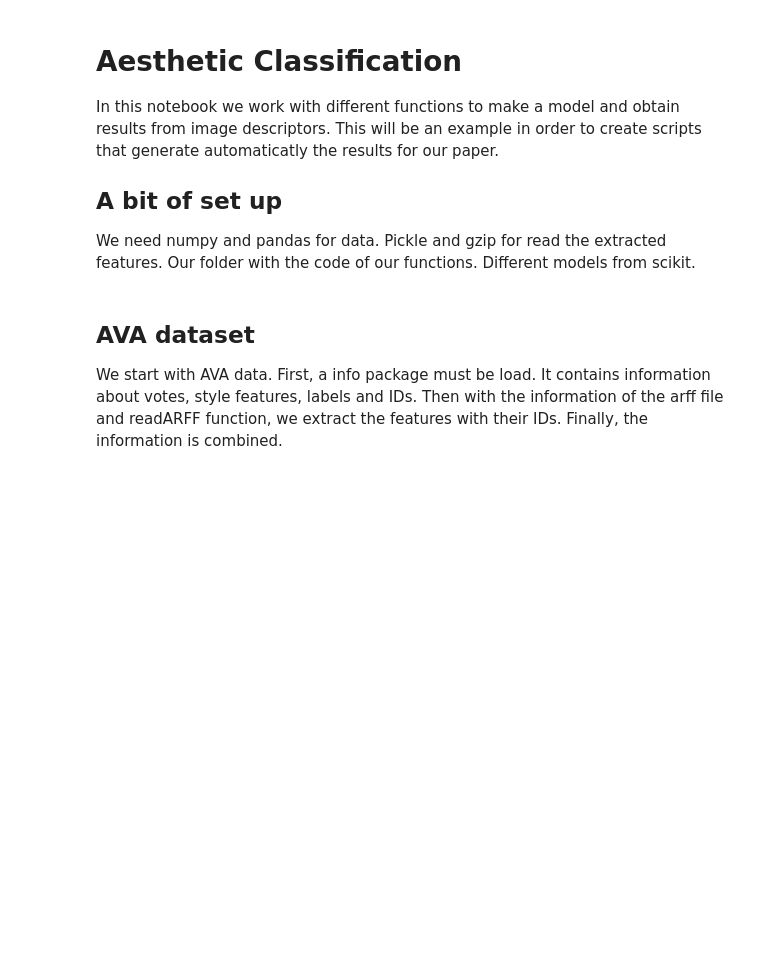
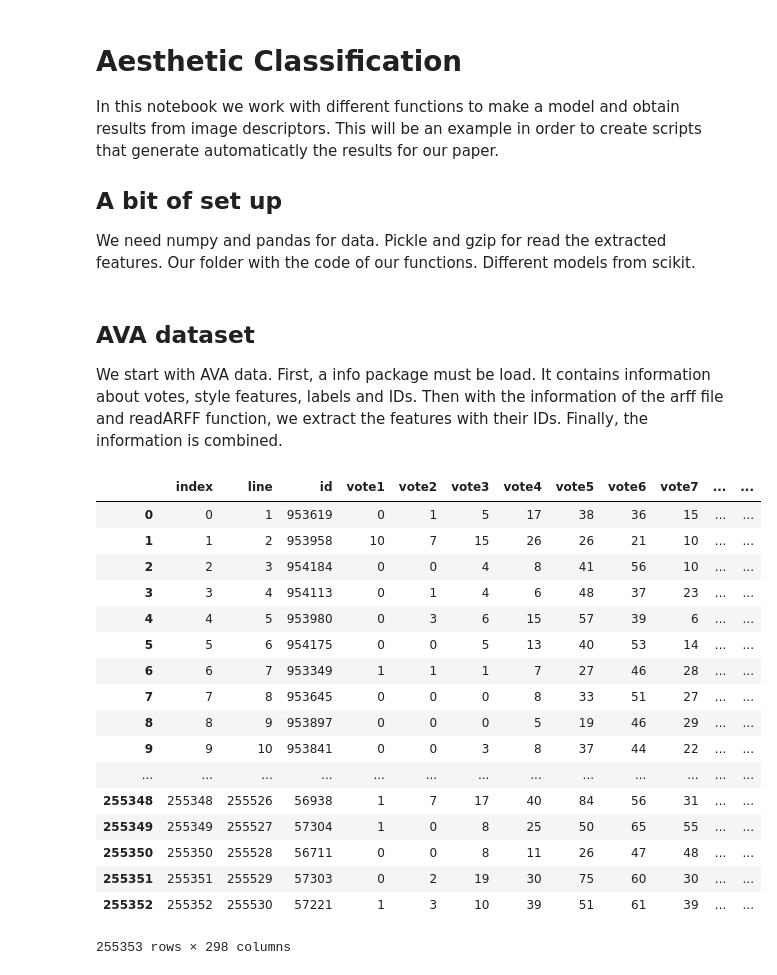
Before and after one commit to ferrubio/aesthetic_quality, a Jupyter notebook: notebooks/Aesthetic Classification.ipynb, the cells around one changed output. Cells and saved outputs as stored; diff of their text form; code cells hidden in the pictures; blank space fills up the shorter version.

```diff
--- a/notebooks/Aesthetic Classification.ipynb
+++ b/notebooks/Aesthetic Classification.ipynb
@@ -63,3 +65,7 @@ num_images = data.shape[0]
 
 # to free space
 del features
+# %%
+dbfile = '../packages/sqlite_aux.db'
+cxn = sqlite3.connect(dbfile)
+c = cxn.cursor()
@@ -66,3 +97,29 @@ del features
+# %%
+strSQL = 'SELECT * FROM data d INNER JOIN features f ON d.id = f.id;'
+data = pd.read_sql(strSQL, cxn)
+
+num_images = data.shape[0]
+# %%
+data
+# %% [output]
+|  | index | line | id | vote1 | vote2 | vote3 | vote4 | vote5 | vote6 | vote7 | ... | ... |
+| 0 | 0 | 1 | 953619 | 0 | 1 | 5 | 17 | 38 | 36 | 15 | ... | ... |
+| 1 | 1 | 2 | 953958 | 10 | 7 | 15 | 26 | 26 | 21 | 10 | ... | ... |
+| 2 | 2 | 3 | 954184 | 0 | 0 | 4 | 8 | 41 | 56 | 10 | ... | ... |
+| 3 | 3 | 4 | 954113 | 0 | 1 | 4 | 6 | 48 | 37 | 23 | ... | ... |
+| 4 | 4 | 5 | 953980 | 0 | 3 | 6 | 15 | 57 | 39 | 6 | ... | ... |
+| 5 | 5 | 6 | 954175 | 0 | 0 | 5 | 13 | 40 | 53 | 14 | ... | ... |
+| 6 | 6 | 7 | 953349 | 1 | 1 | 1 | 7 | 27 | 46 | 28 | ... | ... |
+| 7 | 7 | 8 | 953645 | 0 | 0 | 0 | 8 | 33 | 51 | 27 | ... | ... |
+| 8 | 8 | 9 | 953897 | 0 | 0 | 0 | 5 | 19 | 46 | 29 | ... | ... |
+| 9 | 9 | 10 | 953841 | 0 | 0 | 3 | 8 | 37 | 44 | 22 | ... | ... |
+| ... | ... | ... | ... | ... | ... | ... | ... | ... | ... | ... | ... | ... |
+| 255348 | 255348 | 255526 | 56938 | 1 | 7 | 17 | 40 | 84 | 56 | 31 | ... | ... |
+| 255349 | 255349 | 255527 | 57304 | 1 | 0 | 8 | 25 | 50 | 65 | 55 | ... | ... |
+| 255350 | 255350 | 255528 | 56711 | 0 | 0 | 8 | 11 | 26 | 47 | 48 | ... | ... |
+| 255351 | 255351 | 255529 | 57303 | 0 | 2 | 19 | 30 | 75 | 60 | 30 | ... | ... |
+| 255352 | 255352 | 255530 | 57221 | 1 | 3 | 10 | 39 | 51 | 61 | 39 | ... | ... |
+255353 rows × 298 columns
 # %%
 data_aux = data[np.append(features_names,['Class'])]
 data_aux['Class'] = pd.Categorical(data_aux['Class'],range(0,len(data_aux['Class'].unique())))
```
Also changed, not shown: parts of 6 cells of this notebook, 2 other files.
